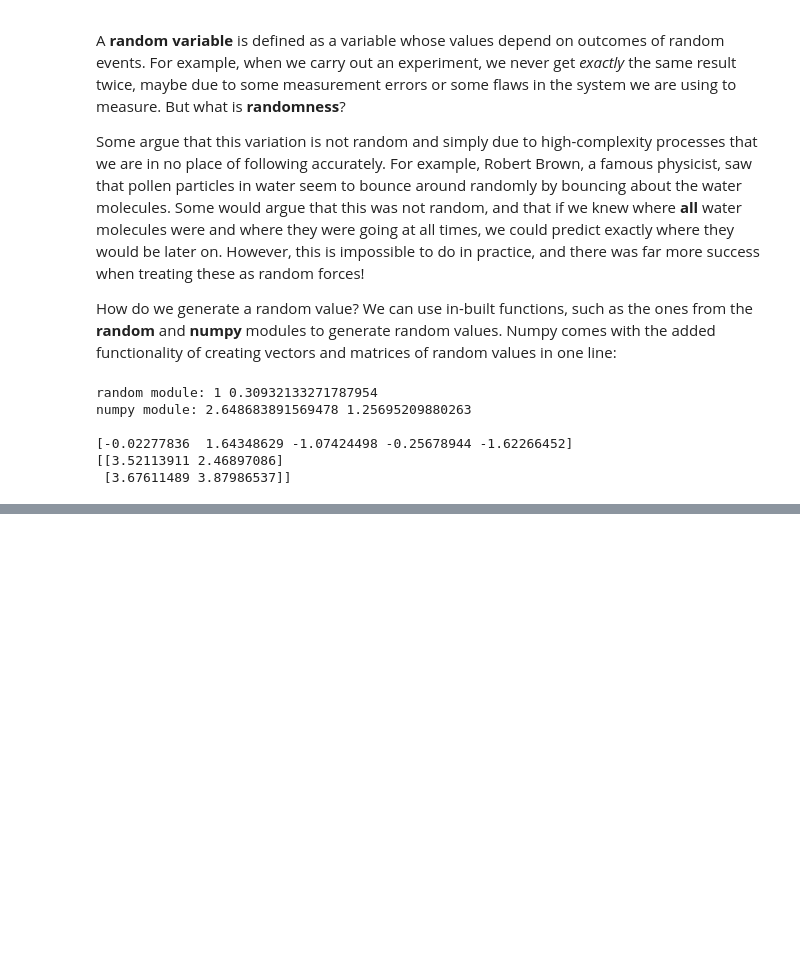
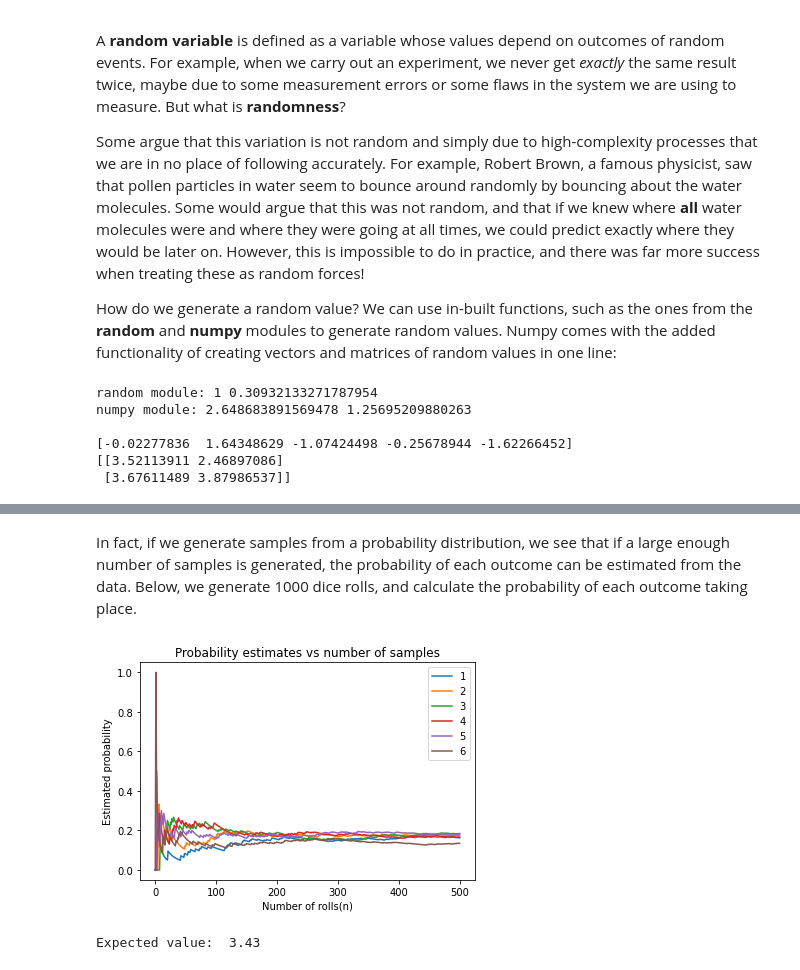
Before and after one commit to TataAndBigData/Practical-ML-DS, a Jupyter notebook: A. Prelude/Module 3. Probability Basics/A.3 Probability.ipynb, the cells around one changed output, grey strips where cells are left out. Cells and saved outputs as stored; diff of their text form; code cells hidden in the pictures; blank space fills up the shorter version.

```diff
--- a/A. Prelude/Module 3. Probability Basics/A.3 Probability.ipynb
+++ b/A. Prelude/Module 3. Probability Basics/A.3 Probability.ipynb
@@ -196,0 +224,36 @@ And that is the gist of it! This is an important tool in data science and machin
+# %% [markdown]
+In fact, if we generate samples from a probability distribution, we see that if a large enough number of samples is generated, the probability of each outcome can be estimated from the data. Below, we generate 1000 dice rolls, and calculate the probability of each outcome taking place.
+# %%
+import matplotlib.pyplot as plt
+import numpy as np
+
+# Estimated probability distribution
+
+dice_rolls = np.random.randint(1,7,500) # generates 500 dice rolls
+probability_tracker = np.zeros((1,6)) # probabilities at 0th step
+outcomes = np.zeros(6)# will keep current number of outcomes
+
+# Computing the evolution of the probability of the dice rolls
+for idx,roll in enumerate(dice_rolls):
+    outcomes[roll-1] += 1 # increase the number of the times this outcome occurred
+    probability_tracker = np.append(probability_tracker,outcomes/np.sum(outcomes))
+
+roll_number = np.linspace(0,500,501) # number of dice rolled
+probability_tracker = np.reshape(probability_tracker,(501,6))
+
+# Plotting how our probabilities changed over the number of rolls
+plt.figure()
+for i in range(6):
+    prob = probability_tracker[:,i]
+    plt.plot(roll_number,prob)
+plt.ylabel('Estimated probability')
+plt.xlabel('Number of rolls(n)')
+plt.title('Probability estimates vs number of samples')
+plt.legend(('1','2','3','4','5','6'))
+plt.show()
+
+mean = np.mean(dice_rolls)
+print("Expected value: ",mean)
+# %% [output]
+[figure, added]
+Expected value:  3.43
```
Also changed, not shown: parts of 6 cells of this notebook, 7 other files.
